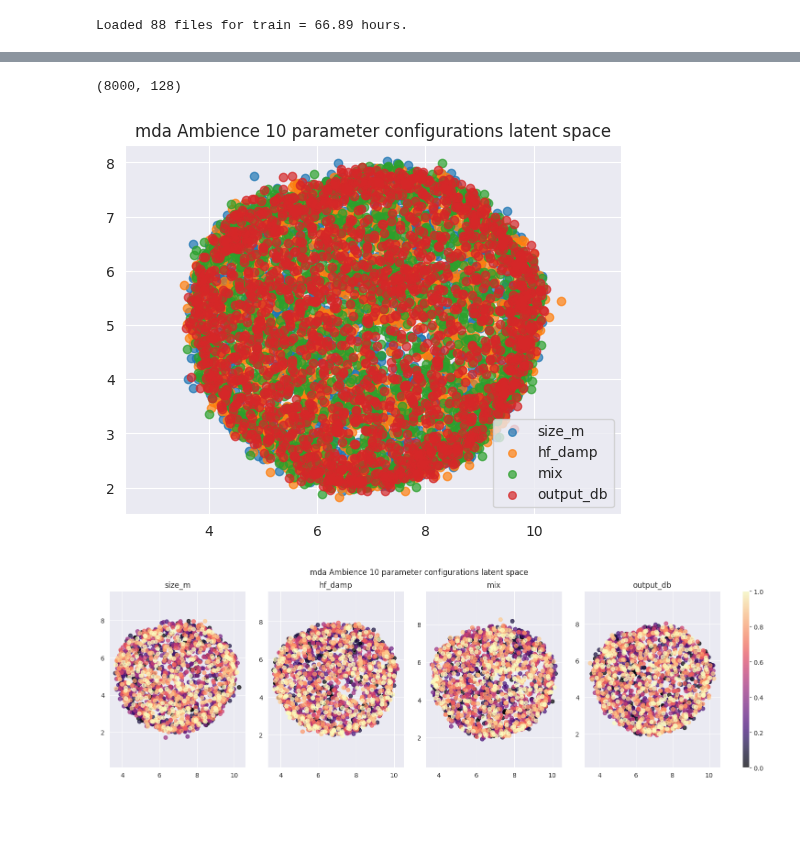
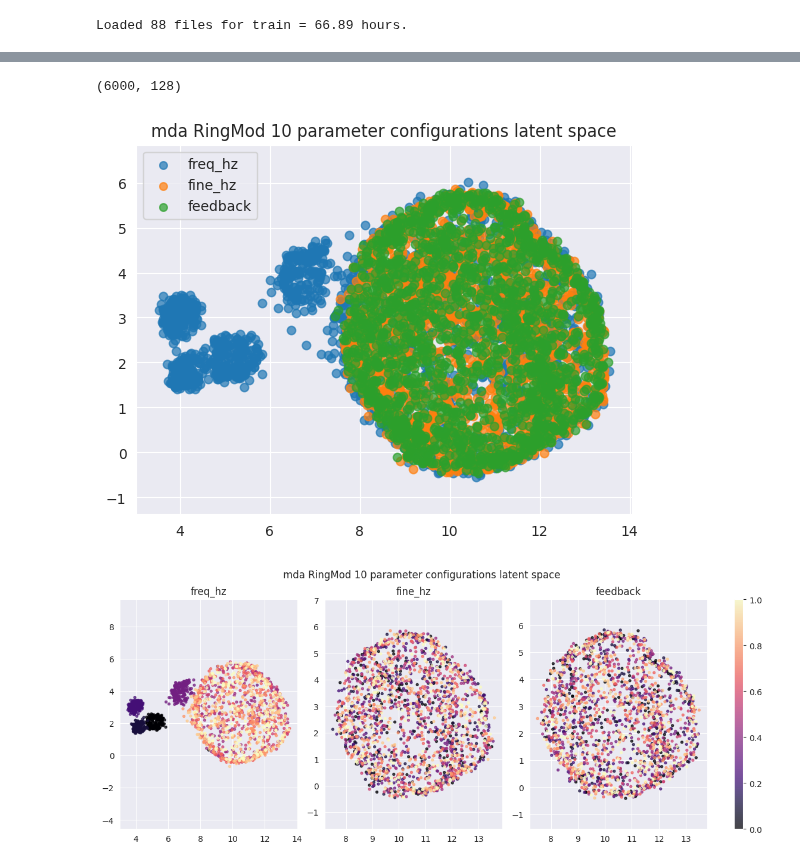
Before and after one commit to kieran-grant/Level5ProjectAudioVAE, a Jupyter notebook: src/notebooks/spectrogram_vae/param_interpolation.ipynb, the cells around one changed output, grey strips where cells are left out. Cells and saved outputs as stored; diff of their text form; code cells hidden in the pictures; blank space fills up the shorter version.

```diff
--- a/src/notebooks/spectrogram_vae/param_interpolation.ipynb
+++ b/src/notebooks/spectrogram_vae/param_interpolation.ipynb
@@ -13,13 +13,13 @@ from src.models.spectrogram_vae import SpectrogramVAE
 from src.utils import audio_to_spectrogram
 # %%
 DAFX_FILE = "/home/kieran/Level5ProjectAudioVAE/src/dafx/mda.vst3"
-DAFX_NAME = "mda Ambience"
+DAFX_NAME = "mda RingMod"
 SAMPLE_RATE = 24_000
 AUDIO_DIR = "/home/kieran/Level5ProjectAudioVAE/src/audio"
 DATASETS = ["vctk_24000"]
 NUM_EXAMPLES_PER_SETTING = 200
 NUM_SETTINGS = 10
-CHECKPOINT = "/home/kieran/Level5ProjectAudioVAE/src/l5proj_spectrogram_vae/hdx3y4ly/checkpoints/epoch=169-step=35530.ckpt"
+CHECKPOINT = "/home/kieran/Level5ProjectAudioVAE/src/l5proj_spectrogram_vae/tuxho3yv/checkpoints/epoch=289-step=60610.ckpt"
 CHECKPOINT_ID = CHECKPOINT.split("/")[-3]
 PEAK_NORMALISE = True
 # %%
@@ -159,11 +159,11 @@ data = np.concatenate([v for v in latent_embeddings.values()]).squeeze()
 # %%
 data.shape
 # %% [output]
-(8000, 128)
+(6000, 128)
 # %%
 import umap
 # %%
-reducer = umap.UMAP().fit(data)
+reducer = umap.UMAP(n_neighbors=100).fit(data)
 # %%
 EXPERIMENT_NAME = f"{CHECKPOINT_ID}_{DAFX_NAME.split()[-1]}_{NUM_SETTINGS}settings"
 # %%
@@ -181,35 +181,35 @@ for i in range(len(latent_embeddings.keys())):
 figname = f"./figures/param_interpolation/{EXPERIMENT_NAME}_full.png"
 plt.savefig(figname)
 # %% [output]
-[figure, old version]
+[figure, new version]
 # %%
 import matplotlib.gridspec as gridspec
 
 fig = plt.figure(figsize=(4.5*dafx.get_num_params(), 5))
 gs = gridspec.GridSpec(1, dafx.get_num_params() + 1, width_ratios=[1]*dafx.get_num_params() + [0.05])
 
 for i in range(dafx.get_num_params()):
     param_name = dafx.idx_to_param_map[i]
     X = latent_embeddings[param_name]
 
     embeds = reducer.transform(X.squeeze())
     settings_to_apply = get_interpolated_settings(dafx, i, NUM_SETTINGS)
     colours = np.array([np.array([setting[i]]*NUM_EXAMPLES_PER_SETTING) for setting in settings_to_apply])
 
     ax = fig.add_subplot(gs[0, i])
-    sc = ax.scatter(x=embeds[:,0], y=embeds[:,1], alpha=0.7, c=colours, vmin=0, vmax=1, cmap='magma')
+    sc = ax.scatter(x=embeds[:,0], y=embeds[:,1], alpha=0.7, c=colours, vmin=0, vmax=1, s=8, cmap='magma')
 
     ax.set_title(param_name)
     ax.set_aspect('equal', 'datalim')
 
 plt.suptitle(f"{DAFX_NAME} {NUM_SETTINGS} parameter configurations latent space")
 
 cax = fig.add_subplot(gs[0, -1])
 plt.colorbar(sc, cax=cax)
 
 fig.subplots_adjust(right=0.9)
 
 figname = f"./figures/param_interpolation/{EXPERIMENT_NAME}_seperate.png"
 plt.savefig(figname)
 # %% [output]
-[figure, old version]
+[figure, new version]
```
Also changed, not shown: parts of 2 cells of this notebook, 52 other files.
